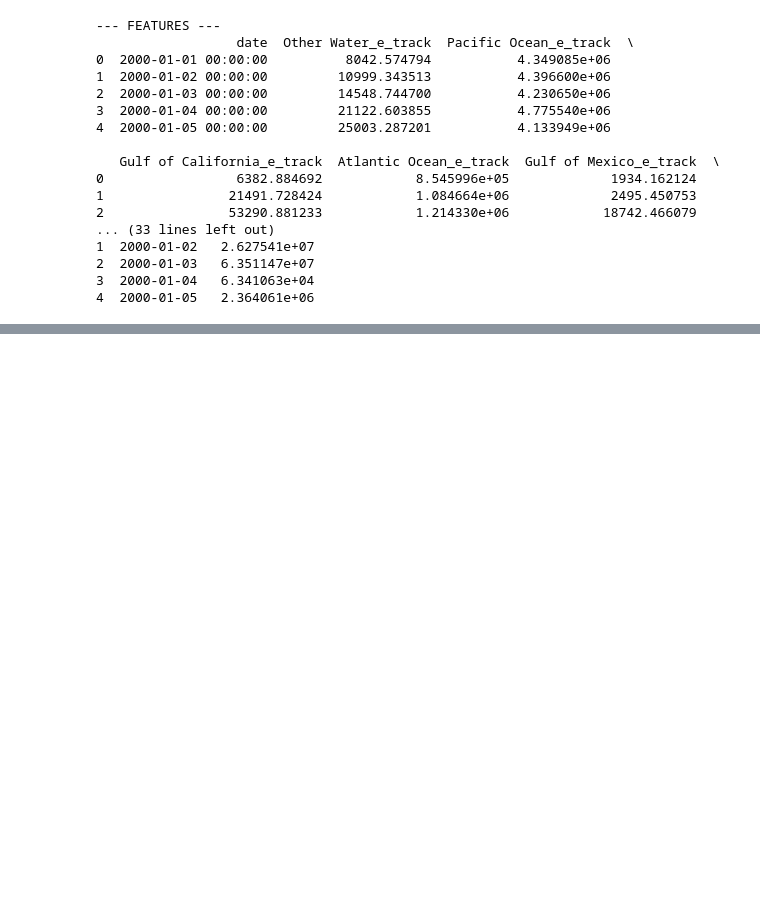
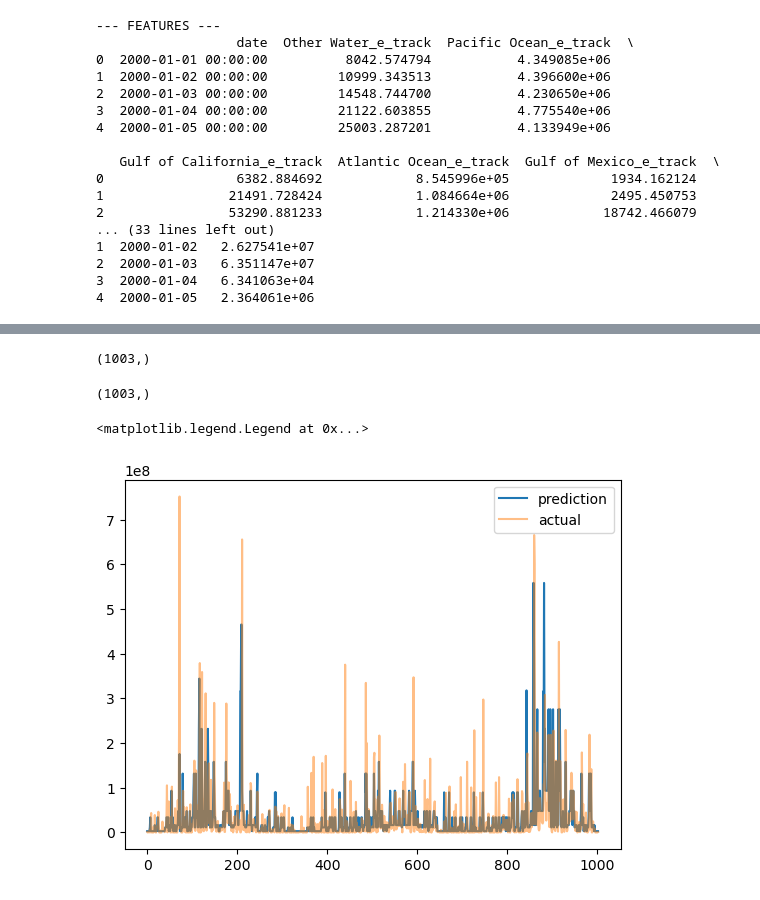
Before and after one commit to khumphreys-csu/Data_Driven_Prediction, a Jupyter notebook: random_forrest_forecast.ipynb, the cells around one changed output, grey strips where cells are left out. Saved outputs shown, nothing was run; the diff lists cells and outputs as text; code cells hidden in the pictures; blank space fills up the shorter version.

Commit message:
Made predictions and altered palmer penguins script

```diff
--- a/random_forrest_forecast.ipynb
+++ b/random_forrest_forecast.ipynb
@@ -46,0 +100,53 @@ print(y.head())
+# %%
+### MODIFY HYPERPARAMETERS WITHIN THIS CELL
+fd = {
+    "tree_number": 15,    # number of trees to "average" together to create a random forest
+    "tree_depth": 5,      # maximum depth allowed for each tree
+    "node_split": 20,     # minimum number of training samples needed to split a node
+    "leaf_samples": 1,    # minimum number of training samples required to make a leaf node
+    "criterion": 'squared_error',  # information gain metric, 'gini' or 'entropy'
+    "bootstrap": False,   # whether to perform "bagging=bootstrap aggregating" or not
+    "max_samples": None,  # number of samples to grab when training each tree IF bootstrap=True, otherwise None
+    "random_state": 13    # set random state for reproducibility
+}
+
+### Default values are retained below for reference
+# fd = {
+#     "tree_number": 15,    # number of trees to "average" together to create a random forest
+#     "tree_depth": 5,      # maximum depth allowed for each tree
+#     "node_split": 20,     # minimum number of training samples needed to split a node
+#     "leaf_samples": 1,    # minimum number of training samples required to make a leaf node
+#     "criterion": 'gini',  # information gain metric, 'gini' or 'entropy'
+#     "bootstrap": False,   # whether to perform "bagging=bootstrap aggregating" or not
+#     "max_samples": None,  # number of samples to grab when training each tree IF bootstrap=True, otherwise None
+#     "random_state": 13    # set random state for reproducibility
+# }
+# %%
+forest = RandomForestRegressor(
+                           n_estimators = fd["tree_number"],
+                           random_state = fd["random_state"],
+                           min_samples_split = fd["node_split"],
+                           min_samples_leaf = fd["leaf_samples"],
+                           criterion = fd["criterion"],
+                           max_depth = fd["tree_depth"],
+                           bootstrap = fd["bootstrap"],
+                           max_samples = fd["max_samples"])
+# %%
+forest.fit(X_train.values, y_train.values) # Runs the forest classifier
+y_pred = forest.predict(X_train.values)
+y_pred_val = forest.predict(X_val)
+# %%
+np.shape(y_pred_val)
+# %% [output]
+(1003,)
+# %%
+np.shape(y_val.values.squeeze())
+# %% [output]
+(1003,)
+# %%
+plt.plot(y_pred_val, label = 'prediction')
+plt.plot(y_val.values.squeeze(), alpha = 0.5, label = 'actual')
+plt.legend()
+# %% [output]
+<matplotlib.legend.Legend at 0x...>
+[figure, added]
```
Also changed, not shown: parts of 3 cells of this notebook, 1 other file.
